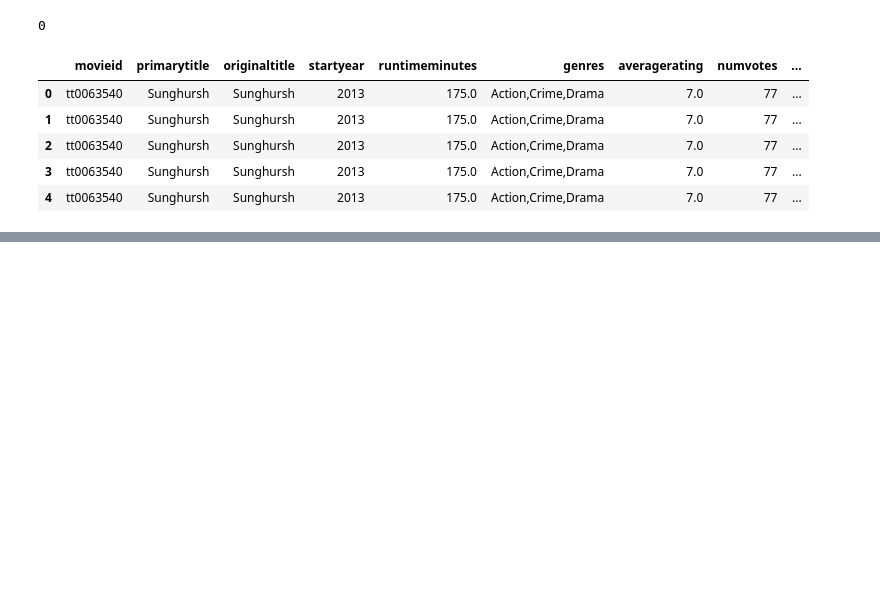
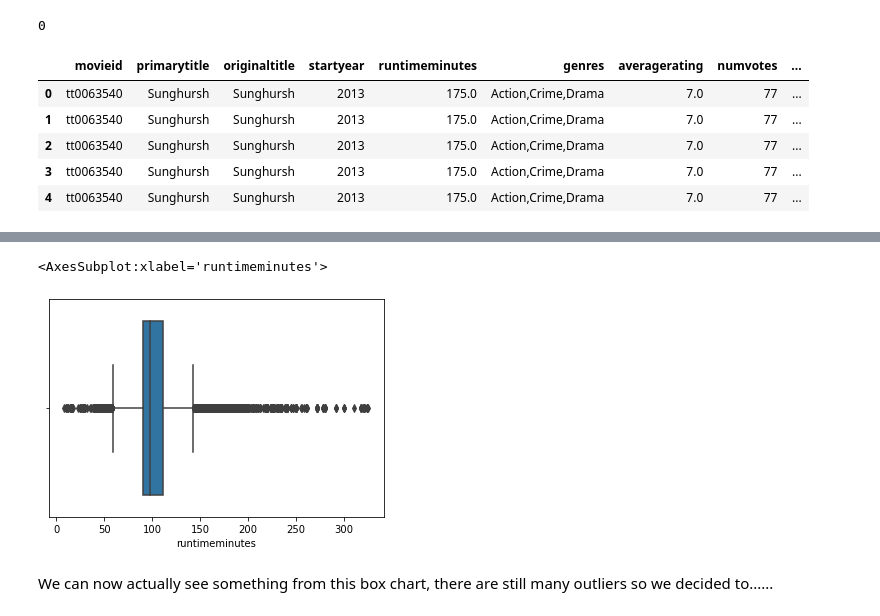
Before and after one commit to learn-co-curriculum/dsc-phase-2-project-v3, a Jupyter notebook: index.ipynb, the cells around one changed output, grey strips where cells are left out. Saved outputs shown, nothing was run; the diff lists cells and outputs as text; code cells hidden in the pictures; blank space fills up the shorter version.

```diff
--- a/index.ipynb
+++ b/index.ipynb
@@ -408,0 +524,7 @@ df_clean
+# %%
+sns.boxplot(df_clean['runtimeminutes'])
+# %% [output]
+<AxesSubplot:xlabel='runtimeminutes'>
+[figure, added]
+# %% [markdown]
+We can now actually see something from this box chart, there are still many outliers so we decided to......
```
Also changed, not shown: parts of 37 cells of this notebook.
